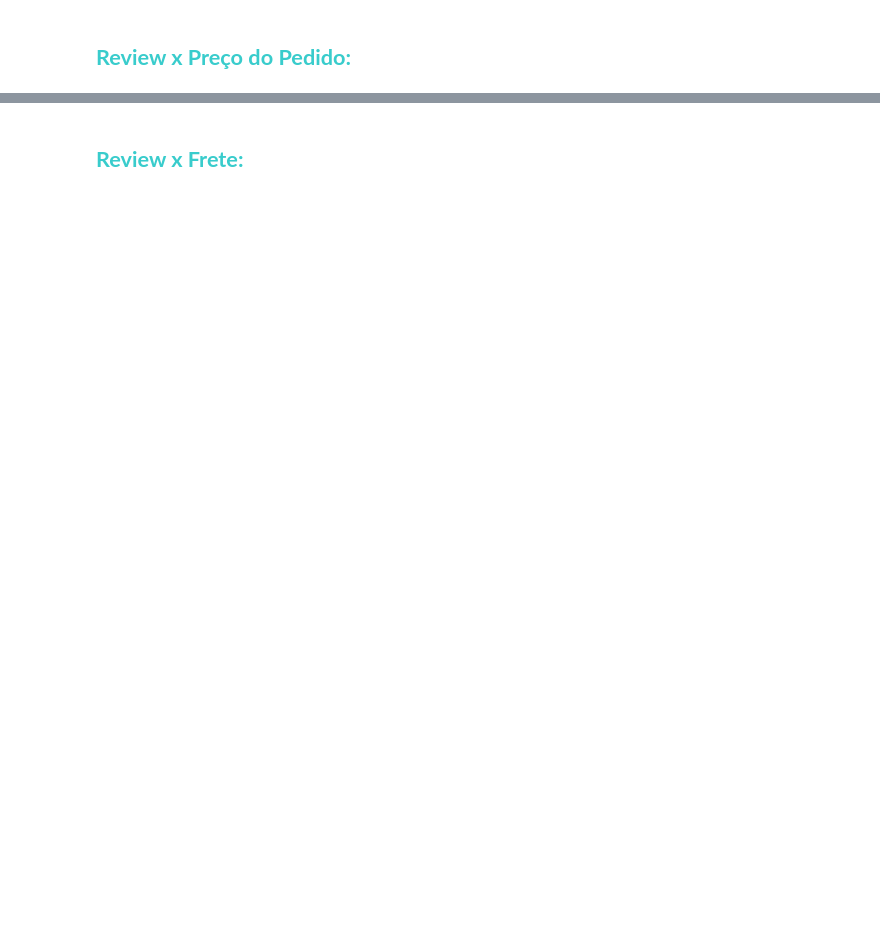
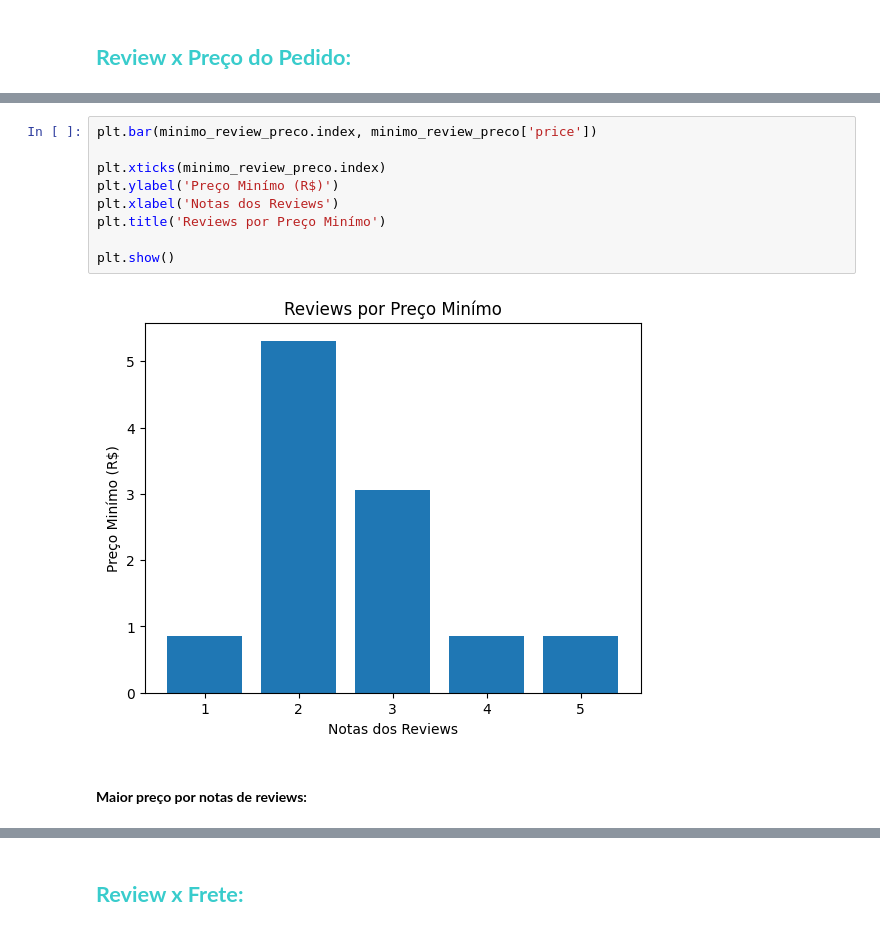
Before and after one commit to Brenno-Kenji/consumer-feedback-analysis, a Jupyter notebook: notebooks/main.ipynb, the cells around one changed output, grey strips where cells are left out. Drawn from its saved outputs; the diff is of its cells as text; blank space fills up the shorter version.

```diff
--- a/notebooks/main.ipynb
+++ b/notebooks/main.ipynb
@@ -791,0 +923,13 @@ visualizar_tabela(olist_order_items_dataset)
+# %%
+plt.bar(minimo_review_preco.index, minimo_review_preco['price'])
+
+plt.xticks(minimo_review_preco.index)
+plt.ylabel('Preço Minímo (R$)')
+plt.xlabel('Notas dos Reviews')
+plt.title('Reviews por Preço Minímo')
+
+plt.show()
+# %% [output]
+[figure, added]
+# %% [markdown]
+#### <span style = 'color: FFFFFF'> **Maior preço por notas de reviews:** </span>
```
Also changed, not shown: parts of 46 cells of this notebook.
